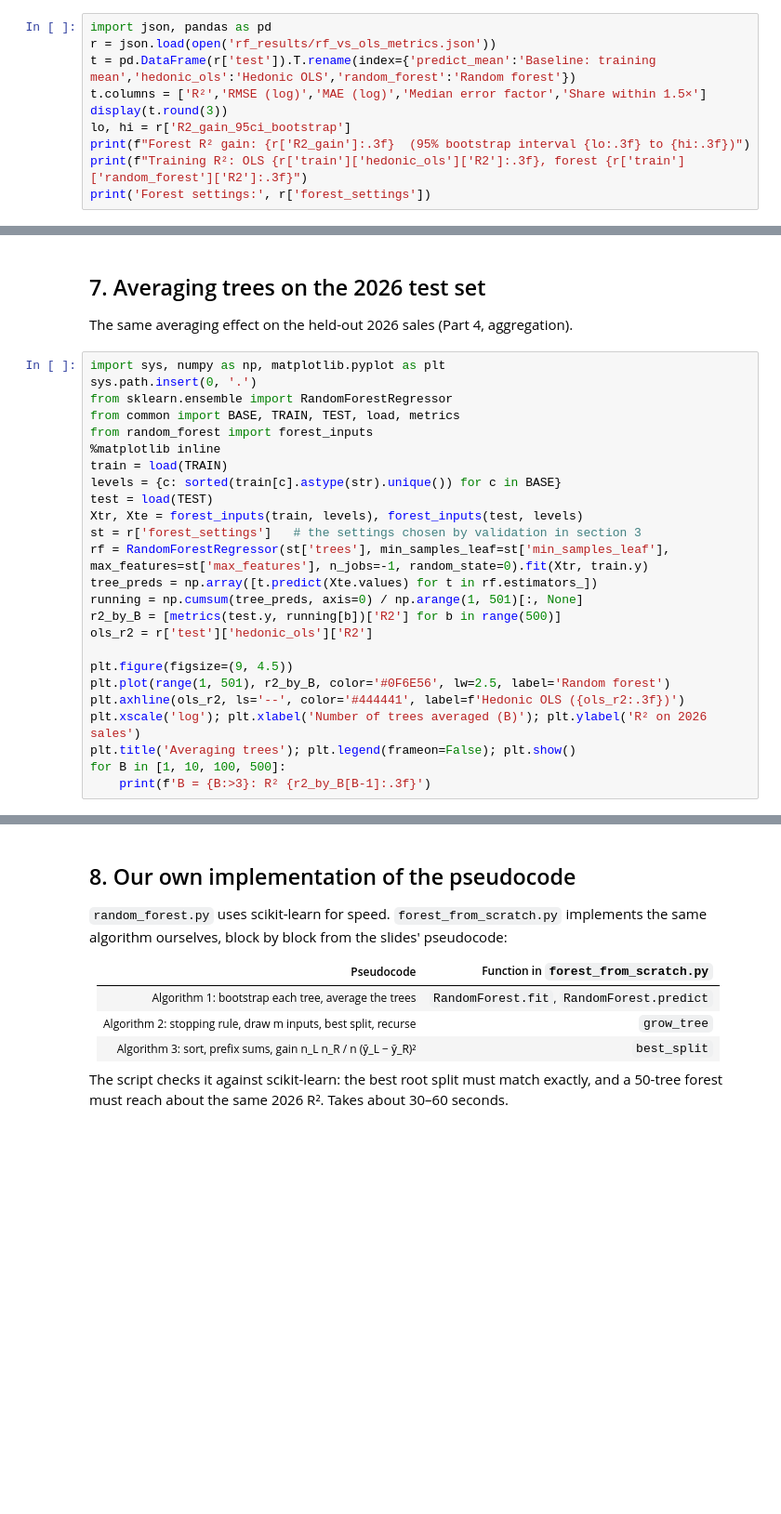
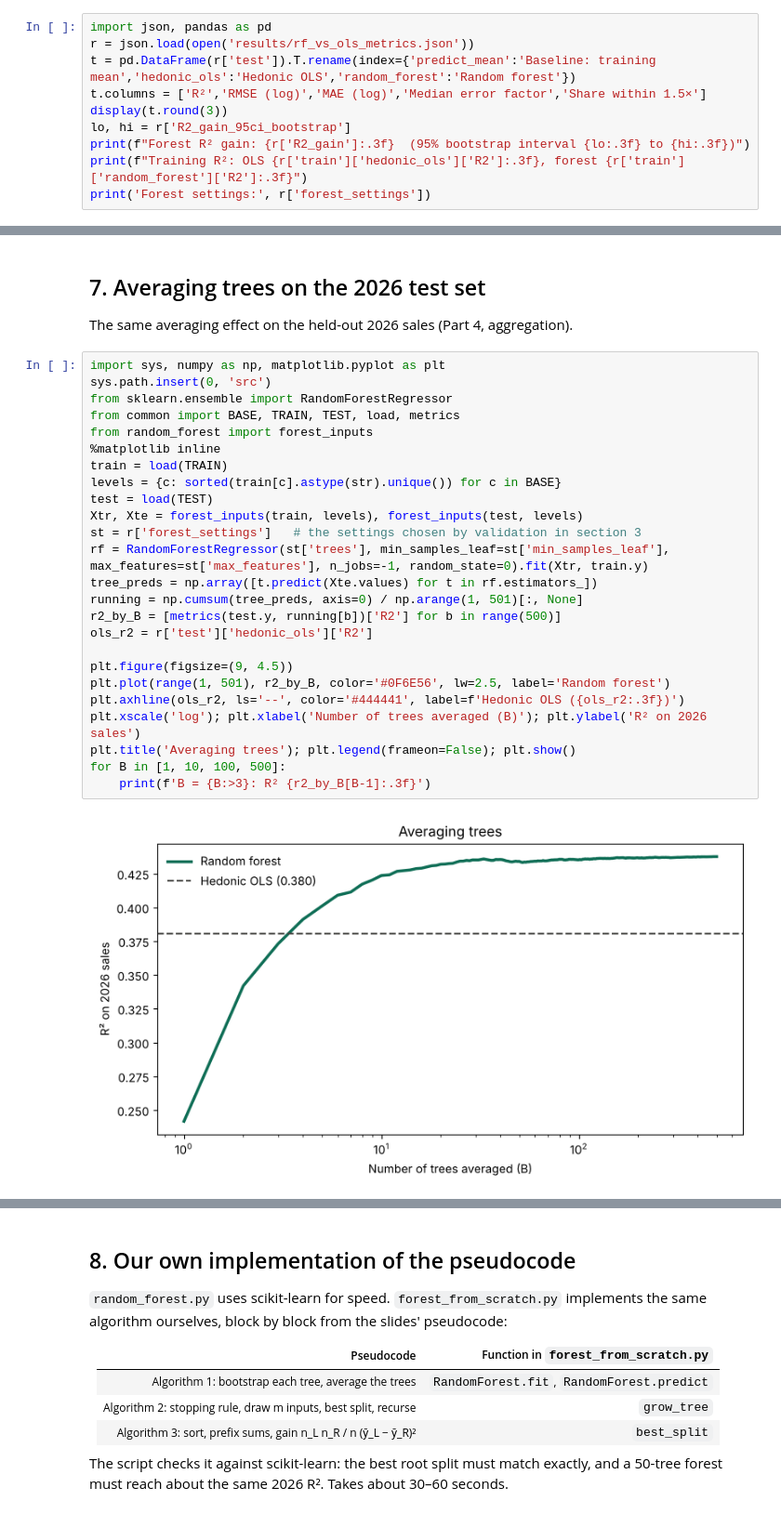
Before and after one commit to ajavakhishvili16/APMA-PROJECT, a Jupyter notebook: random_forest_analysis/rf_vs_ols_colab.ipynb, the cells around one changed output, grey strips where cells are left out. Shown at 93% size. Cells and saved outputs as stored; diff of their text form; blank space fills up the shorter version.

```diff
--- a/random_forest_analysis/rf_vs_ols_colab.ipynb
+++ b/random_forest_analysis/rf_vs_ols_colab.ipynb
@@ -37,7 +89,7 @@ Takes about a minute. Settings are tuned on training data only (fit to June 2025
 ## 4. Results table
 # %%
 import json, pandas as pd
-r = json.load(open('rf_results/rf_vs_ols_metrics.json'))
+r = json.load(open('results/rf_vs_ols_metrics.json'))
 t = pd.DataFrame(r['test']).T.rename(index={'predict_mean':'Baseline: training mean','hedonic_ols':'Hedonic OLS','random_forest':'Random forest'})
 t.columns = ['R²','RMSE (log)','MAE (log)','Median error factor','Share within 1.5×']
 display(t.round(3))
@@ -65,26 +148,28 @@ Image('rf_results/validation_curves.png')
 The same averaging effect on the held-out 2026 sales (Part 4, aggregation).
 # %%
 import sys, numpy as np, matplotlib.pyplot as plt
-sys.path.insert(0, '.')
+sys.path.insert(0, 'src')
 from sklearn.ensemble import RandomForestRegressor
 from common import BASE, TRAIN, TEST, load, metrics
 from random_forest import forest_inputs
 %matplotlib inline
 train = load(TRAIN)
 levels = {c: sorted(train[c].astype(str).unique()) for c in BASE}
 test = load(TEST)
 Xtr, Xte = forest_inputs(train, levels), forest_inputs(test, levels)
 st = r['forest_settings']   # the settings chosen by validation in section 3
 rf = RandomForestRegressor(st['trees'], min_samples_leaf=st['min_samples_leaf'], max_features=st['max_features'], n_jobs=-1, random_state=0).fit(Xtr, train.y)
 tree_preds = np.array([t.predict(Xte.values) for t in rf.estimators_])
 running = np.cumsum(tree_preds, axis=0) / np.arange(1, 501)[:, None]
 r2_by_B = [metrics(test.y, running[b])['R2'] for b in range(500)]
 ols_r2 = r['test']['hedonic_ols']['R2']
 
 plt.figure(figsize=(9, 4.5))
 plt.plot(range(1, 501), r2_by_B, color='#0F6E56', lw=2.5, label='Random forest')
 plt.axhline(ols_r2, ls='--', color='#444441', label=f'Hedonic OLS ({ols_r2:.3f})')
 plt.xscale('log'); plt.xlabel('Number of trees averaged (B)'); plt.ylabel('R² on 2026 sales')
 plt.title('Averaging trees'); plt.legend(frameon=False); plt.show()
 for B in [1, 10, 100, 500]:
     print(f'B = {B:>3}: R² {r2_by_B[B-1]:.3f}')
+# %% [output]
+[figure, added]
```
Also changed, not shown: parts of 10 cells of this notebook, 1 other file.
